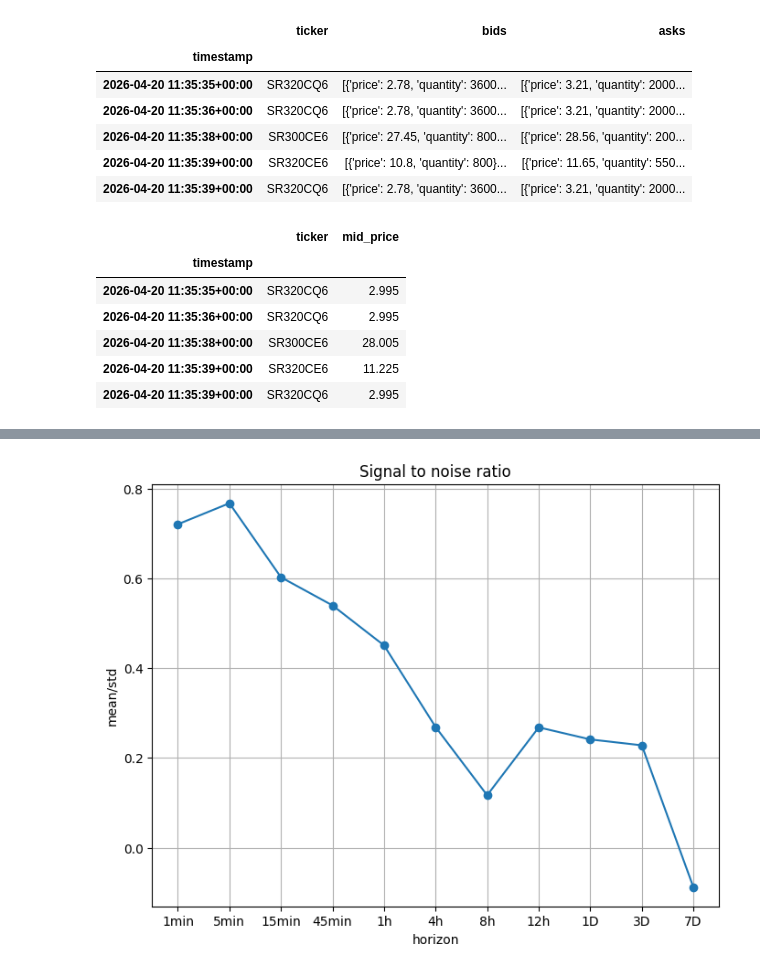
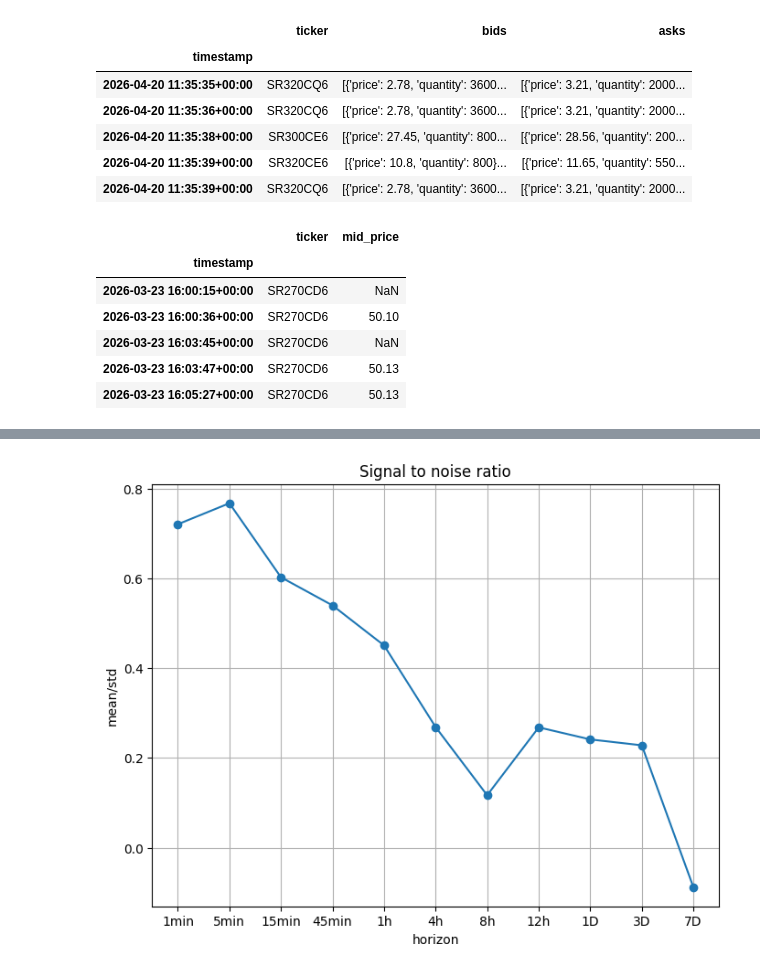
Before and after one commit to SigmaFlowX/Moex-Options-, a Jupyter notebook: notebooks/orders_analysis.ipynb, the cells around one changed output, grey strips where cells are left out. Cells and saved outputs as stored; diff of their text form; code cells hidden in the pictures.

```diff
--- a/notebooks/orders_analysis.ipynb
+++ b/notebooks/orders_analysis.ipynb
@@ -96,17 +96,17 @@ orderbooks_df.head()
 # %%
 orderbooks_df['best_bid'] = orderbooks_df['bids'].apply(lambda bids: bids[0]['price'] if bids else None)
 orderbooks_df['best_ask'] = orderbooks_df['asks'].apply(lambda asks: asks[0]['price'] if asks else None)
 orderbooks_df['mid_price'] = orderbooks_df['best_bid'] + (orderbooks_df['best_ask'] - orderbooks_df['best_bid'])/2
-prices_df = orderbooks_df[['ticker', 'mid_price']]
+#prices_df = orderbooks_df[['ticker', 'mid_price']]
 prices_df.head()
 # %% [output]
 |  | ticker | mid_price |
 | timestamp |  |  |
-| 2026-04-20 11:35:35+00:00 | SR320CQ6 | 2.995 |
-| 2026-04-20 11:35:36+00:00 | SR320CQ6 | 2.995 |
-| 2026-04-20 11:35:38+00:00 | SR300CE6 | 28.005 |
-| 2026-04-20 11:35:39+00:00 | SR320CE6 | 11.225 |
-| 2026-04-20 11:35:39+00:00 | SR320CQ6 | 2.995 |
+| 2026-03-23 16:00:15+00:00 | SR270CD6 | NaN |
+| 2026-03-23 16:00:36+00:00 | SR270CD6 | 50.10 |
+| 2026-03-23 16:03:45+00:00 | SR270CD6 | NaN |
+| 2026-03-23 16:03:47+00:00 | SR270CD6 | 50.13 |
+| 2026-03-23 16:05:27+00:00 | SR270CD6 | 50.13 |
 # %%
 top_10_buy_df = top_buy_df.sort_index()
 prices_df = prices_df.sort_values(['ticker', 'timestamp'])
```
Also changed, not shown: parts of 1 cell of this notebook.
